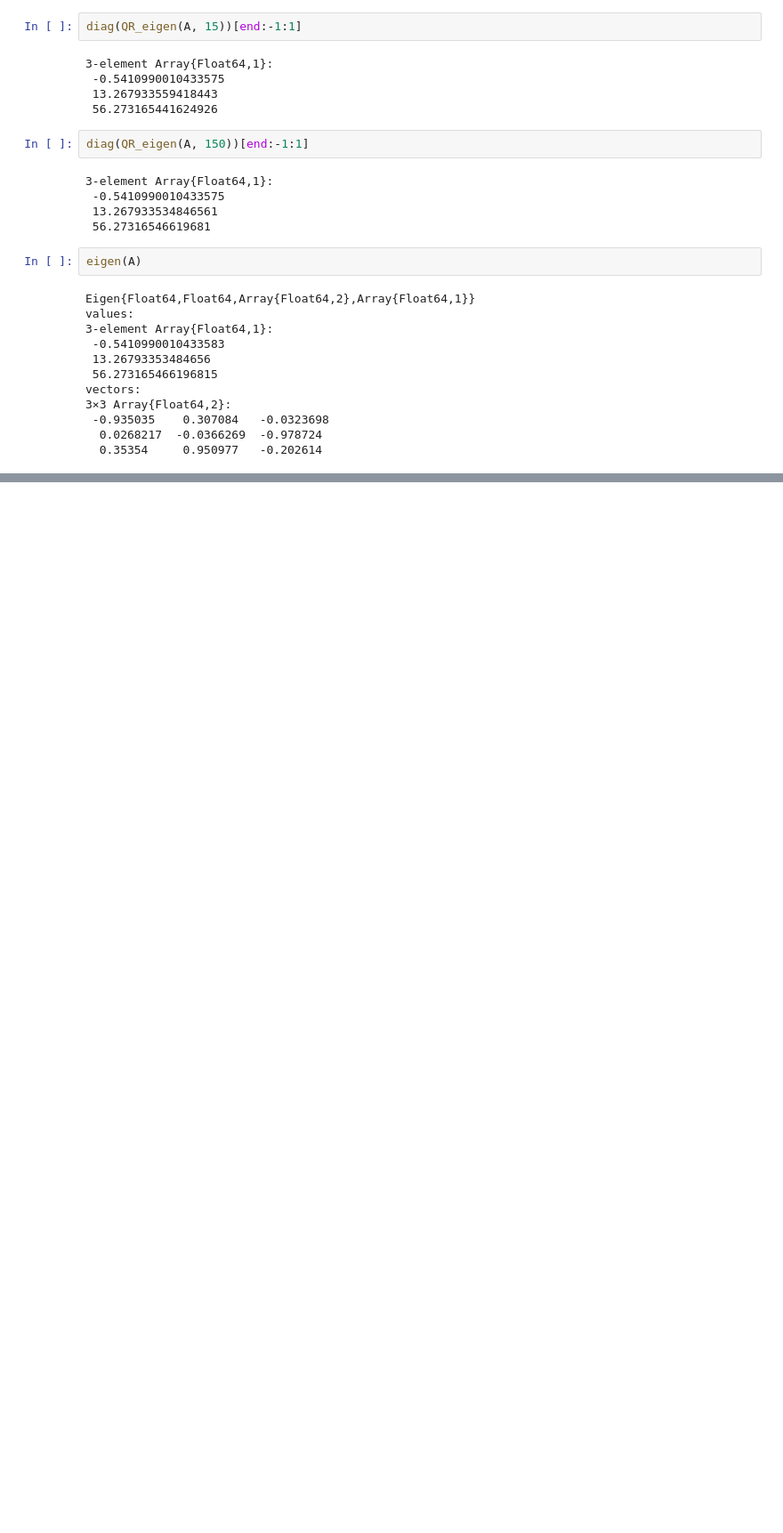
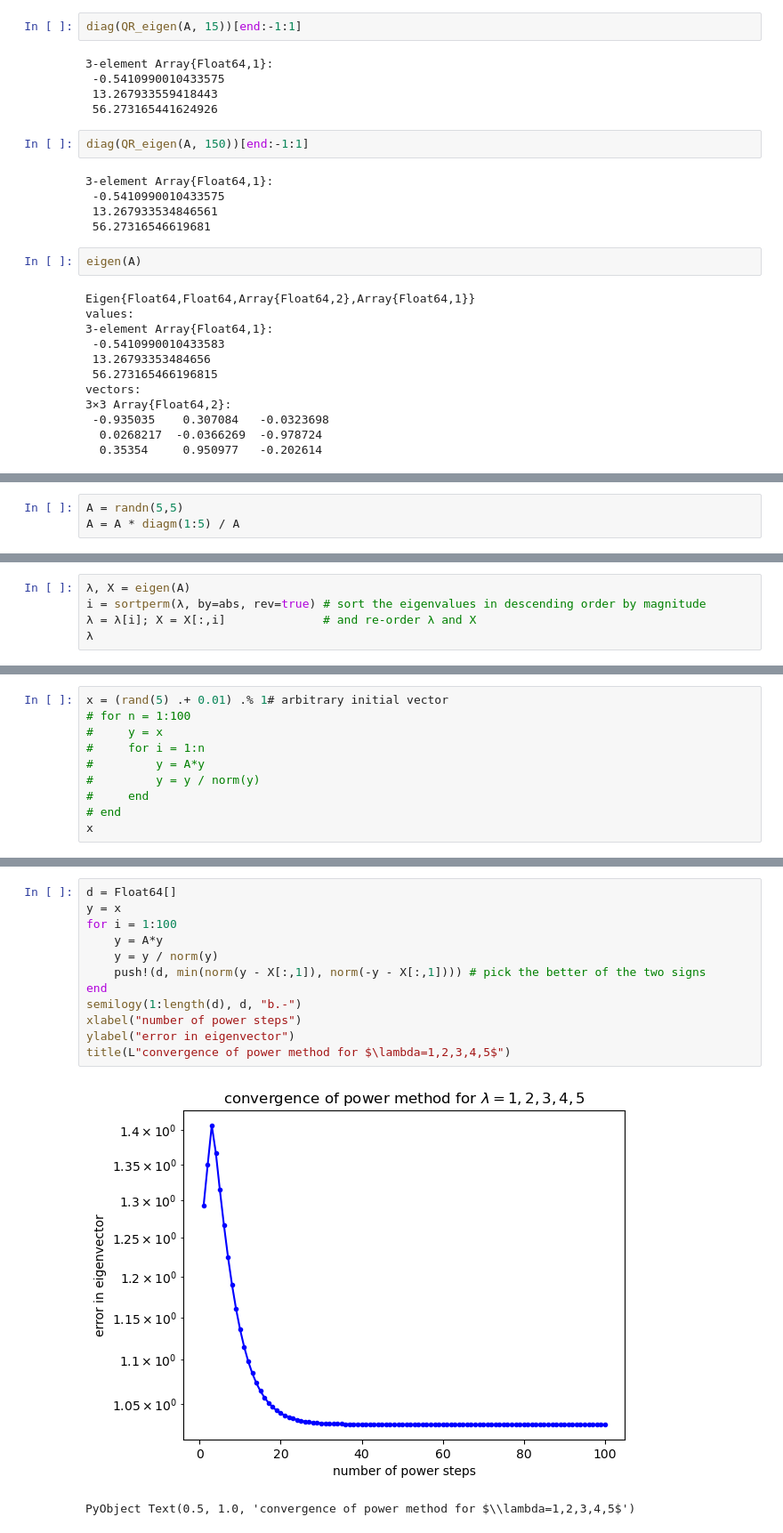
Before and after one commit to jakubkorczakowski/awid-project, a Jupyter notebook: WyznaczanieWartosciWlasnych.ipynb, the cells around one changed output, grey strips where cells are left out. Shown at 89% size. Cells and saved outputs as stored; diff of their text form; blank space fills up the shorter version.

Commit message:
Add some benchmark methods

```diff
--- a/WyznaczanieWartosciWlasnych.ipynb
+++ b/WyznaczanieWartosciWlasnych.ipynb
@@ -287,0 +314,3 @@ vectors:
+# %%
+A = randn(5,5)
+A = A * diagm(1:5) / A
@@ -287,0 +333,5 @@ vectors:
+# %%
+λ, X = eigen(A)
+i = sortperm(λ, by=abs, rev=true) # sort the eigenvalues in descending order by magnitude
+λ = λ[i]; X = X[:,i]              # and re-order λ and X
+λ
@@ -287,0 +345,10 @@ vectors:
+# %%
+x = (rand(5) .+ 0.01) .% 1# arbitrary initial vector
+# for n = 1:100
+#     y = x
+#     for i = 1:n
+#         y = A*y
+#         y = y / norm(y)
+#     end
+# end
+x
@@ -287,0 +362,15 @@ vectors:
+# %%
+d = Float64[]
+y = x
+for i = 1:100
+    y = A*y
+    y = y / norm(y)
+    push!(d, min(norm(y - X[:,1]), norm(-y - X[:,1]))) # pick the better of the two signs
+end
+semilogy(1:length(d), d, "b.-")
+xlabel("number of power steps")
+ylabel("error in eigenvector")
+title(L"convergence of power method for $\lambda=1,2,3,4,5$")
+# %% [output]
+[figure, added]
+PyObject Text(0.5, 1.0, 'convergence of power method for $\\lambda=1,2,3,4,5$')
```
Also changed, not shown: parts of 24 cells of this notebook.
